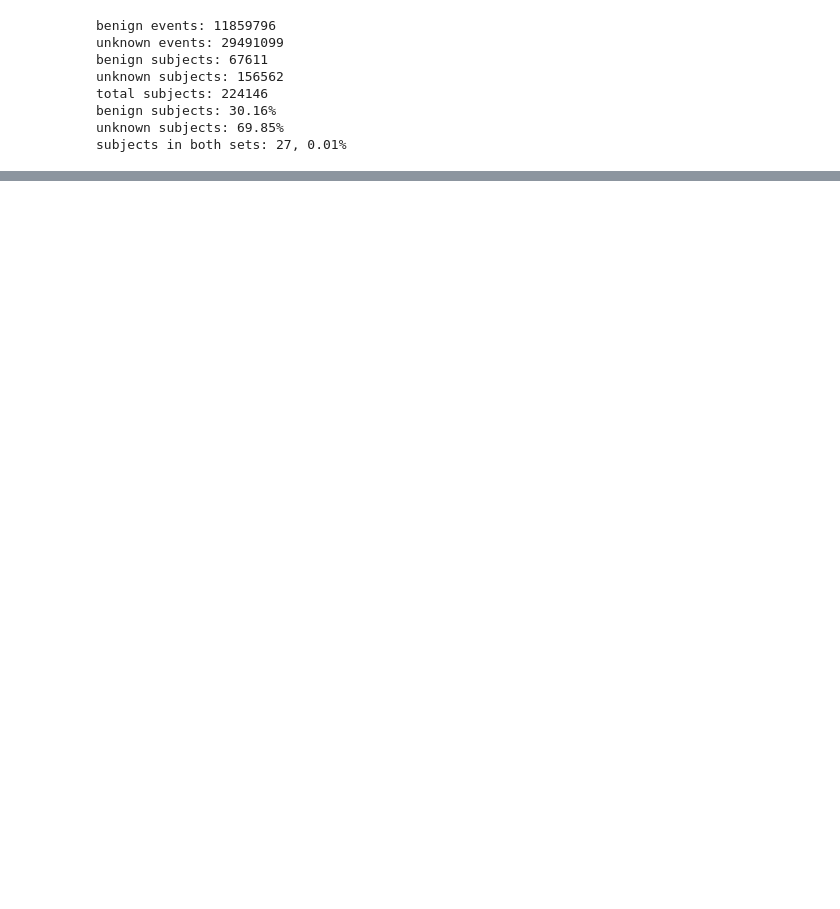
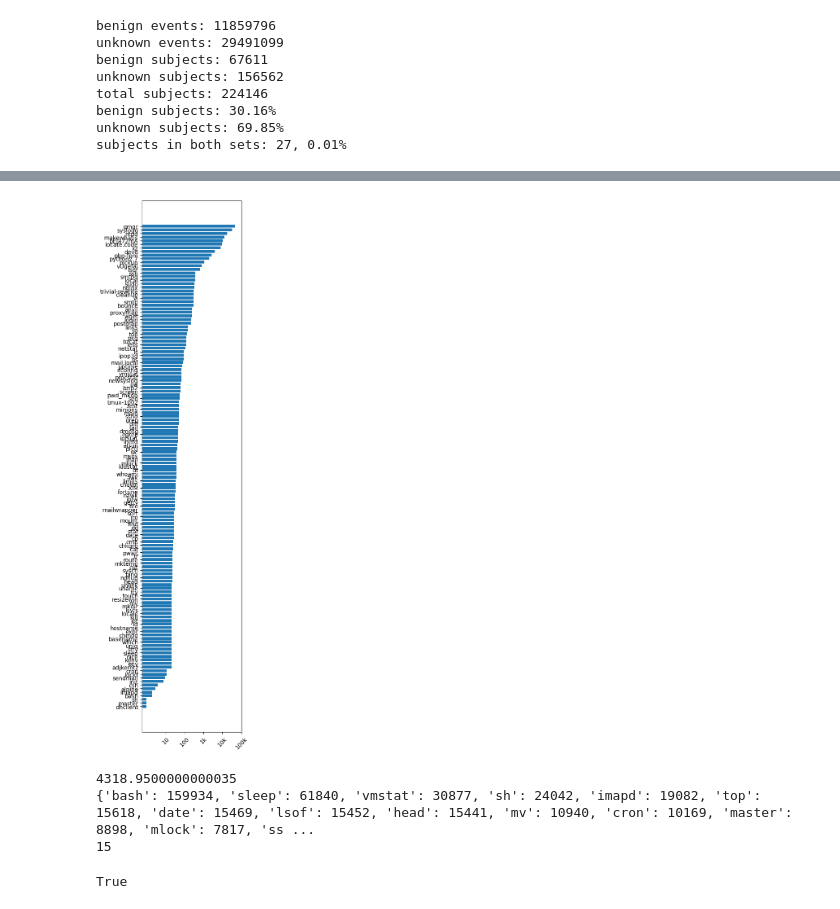
Before and after one commit to JannikRosendahl/bachelor_thesis_dataset, a Jupyter notebook: jupyter/exploration_ben_vs_mal.ipynb, the cells around one changed output, grey strips where cells are left out. Saved outputs shown, nothing was run; the diff lists cells and outputs as text; code cells hidden in the pictures; blank space fills up the shorter version.

```diff
--- a/jupyter/exploration_ben_vs_mal.ipynb
+++ b/jupyter/exploration_ben_vs_mal.ipynb
@@ -191,0 +370,77 @@ plt.show()
+# %%
+# sequence length distribution unified
+query = f'''
+select s.executable, percentile_cont(0.5) within group (order by s.length) as median_len
+from sequence s
+group by s.executable;
+'''
+
+cursor_benign.execute(query)
+
+lengths = cursor_benign.fetchall()
+lengths = dict(lengths)
+
+lengths = {k: v for k, v in sorted(lengths.items(), key=lambda item: item[1], reverse=True)}
+# %%
+# plot bar chart
+
+# reverse order
+lengths_rev = dict(sorted(lengths.items(), key=lambda item: item[1]))
+
+# plot the executables on the y-axis and the median sequence length on the x-axis
+fig, ax = plt.subplots()
+ax.barh(list(lengths_rev.keys()), list(lengths_rev.values()))
+
+# set x axis log
+ax.set_xscale('log')
+# set x axis ticks
+ax.set_xticks([10, 100, 1000, 10000, 100000])
+# set x axis labels
+ax.set_xticklabels(['10', '100', '1k', '10k', '100k'])
+# rotate x axis labels
+ax.tick_params(axis='x', rotation=45)
+
+fig.set_size_inches((10 * cm, 35 * cm))
+# Adjust layout to minimize padding
+plt.subplots_adjust(left=0.1, right=0.9, top=0.9, bottom=0.1, wspace=0.3)
+# Use tight_layout to further minimize padding
+fig.tight_layout()
+
+# save as svg
+plt.savefig('figures/sequence_length_distribution_unified.svg', bbox_inches='tight')
+
+plt.show()
+# %% [output]
+[figure, added]
+# %%
+# get top 33% of executables
+query = f'''
+select s.executable, count(s.executable) as count
+from sequence s
+group by s.executable;
+'''
+
+cursor_benign.execute(query)
+
+executables = cursor_benign.fetchall()
+executables = dict(executables)
+
+executables = {k: v for k, v in sorted(executables.items(), key=lambda item: item[1], reverse=True)}
+
+# get sum of all counts
+total = sum(executables.values())
+top = total * (1 - 0.99)
+print(top)
+executables = {k: v for k, v in executables.items() if v > top}
+
+
+print(executables)
+print(len(executables))
+# %% [output]
+4318.9500000000035
+{'bash': 159934, 'sleep': 61840, 'vmstat': 30877, 'sh': 24042, 'imapd': 19082, 'top': 15618, 'date': 15469, 'lsof': 15452, 'head': 15441, 'mv': 10940, 'cron': 10169, 'master': 8898, 'mlock': 7817, 'ss ...
+15
+# %%
+print('sh' in executables)
+# %% [output]
+True
```
Also changed, not shown: parts of 15 cells of this notebook, 5 other files.
